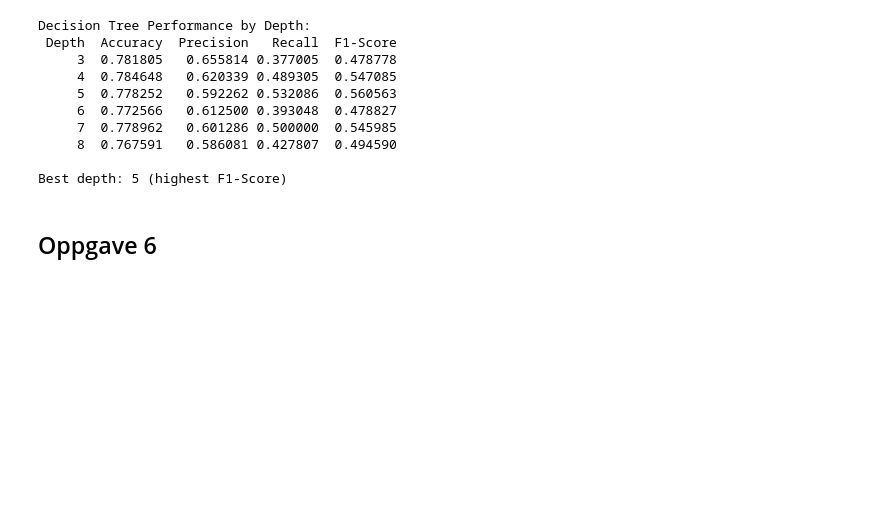
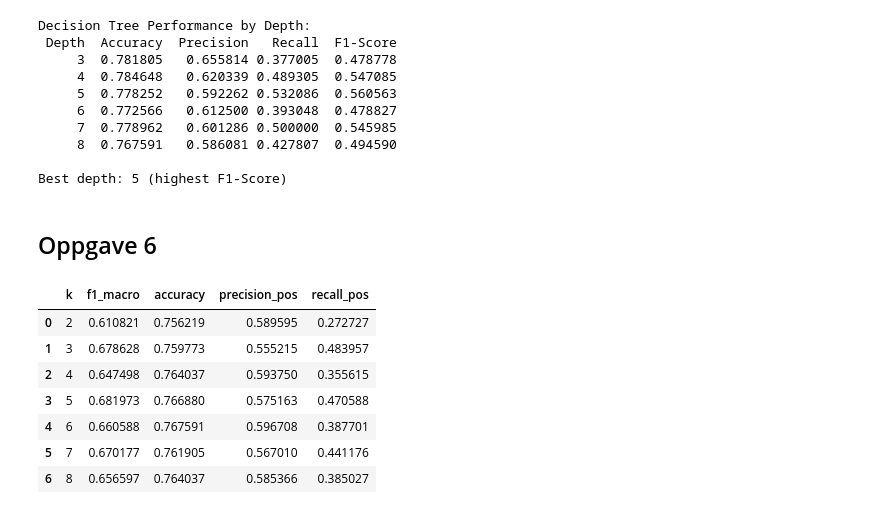
Before and after one commit to IngridAmaliee/BigDataMiniProsjekt, a Jupyter notebook: src/main.ipynb, the cells around one changed output. Drawn from its saved outputs; the diff is of its cells as text; code cells hidden in the pictures; blank space fills up the shorter version.

Commit message:
ferdigstilt oppgave 5 og 6

```diff
--- a/src/main.ipynb
+++ b/src/main.ipynb
@@ -326,10 +326,15 @@ X_train_c, X_test_c, y_train_c, y_test_c = train_test_split(X, y, test_size=0.2,
 depths = range(3, 9)
 results = []
 
+best_f1 = -1
+best_depth = None
+best_clf = None
+
 for depth in depths:
     clf = DecisionTreeClassifier(max_depth=depth, random_state=42)
     clf.fit(X_train_c, y_train_c)
     y_pred = clf.predict(X_test_c)
+    f1 = f1_score(y_test_c, y_pred)
 
     results.append({
         'Depth': depth,
@@ -339,6 +344,12 @@ for depth in depths:
         'F1-Score': f1_score(y_test_c, y_pred)
     })
 
+
+if f1 > best_f1:
+        best_f1 = f1
+        best_depth = depth
+        best_clf = clf
+
 # Display results
 results_df = pd.DataFrame(results)
 print("Decision Tree Performance by Depth:")
@@ -360,3 +371,81 @@ Decision Tree Performance by Depth:
 Best depth: 5 (highest F1-Score)
 # %% [markdown]
 ## Oppgave 6
+# %%
+# normaliserer dataene og beregner gjennomsnitt/standardavvik på dataene
+scaler = StandardScaler()
+Xc_train_scaled = scaler.fit_transform(X_train_c)
+Xc_test_scaled  = scaler.transform(X_test_c)
+
+# lager variabler som skal lagre K-verdien med best resultat
+best_k = None
+best_k_f1 = -1
+knn_results = []
+
+# looper gjennom k-verdiene 2 til 8
+for k in range(2, 9):
+    knn = KNeighborsClassifier(n_neighbors=k)
+    knn.fit(Xc_train_scaled, y_train_c)
+    yk_pred = knn.predict(Xc_test_scaled)
+
+    f1 = f1_score(y_test_c, yk_pred, average='macro', zero_division=0)
+    acc = accuracy_score(y_test_c, yk_pred)
+    prec = precision_score(y_test_c, yk_pred, zero_division=0)
+    rec = recall_score(y_test_c, yk_pred, zero_division=0)
+
+    knn_results.append({
+        'k': k,
+        'f1_macro': f1,
+        'accuracy': acc,
+        'precision_pos': prec,
+        'recall_pos': rec
+    })
+    if f1 > best_k_f1:
+        best_k_f1 = f1
+        best_k = k
+
+# skriver ut resultatene
+display(pd.DataFrame(knn_results))
+print(f"beste K basert på makro F1: {best_k} (F1={best_k_f1:.4f})")
+
+# finner beste verdi for K
+best_knn = KNeighborsClassifier(n_neighbors=best_k)
+best_knn.fit(Xc_train_scaled, y_train_c)
+y_knn_best = best_knn.predict(Xc_test_scaled)
+
+# sammenligning med beste decision tree fra oppgave 5
+# prøver å bruke best_clf hvis den finnes, ellers trener vi på nytt med best_depth
+try:
+    dt_pred = best_clt.predict(X_test_c)
+except NameError:
+    dt_fallback = DecisionTreeClassifier(max_depth=int(best_depth), random_state=42).fit(X_train_c, y_train_c)
+    dt_pred = dt_fallback.predict(X_test_c)
+
+knn_metrics_comp = {
+    'model': f'KNN_k_{best_k}',
+    'accuracy': accuracy_score(y_test_c, y_knn_best),
+    'f1_macro': f1_score(y_test_c, y_knn_best, average='macro', zero_division=0),
+    'precision_pos': precision_score(y_test_c, y_knn_best, zero_division=0),
+    'recall_pos': recall_score(y_test_c, y_knn_best, zero_division=0)
+}
+dt_metrics_comp = {
+    'model': f'DecisionTree_depth_{best_depth}',
+    'accuracy': accuracy_score(y_test_c, dt_pred),
+    'f1_macro': f1_score(y_test_c, dt_pred, average='macro', zero_division=0),
+    'precision_pos': precision_score(y_test_c, dt_pred, zero_division=0),
+    'recall_pos': recall_score(y_test_c, dt_pred, zero_division=0)
+}
+
+# skriver ut tabell som har sammenligning av modellene
+print()
+print('sammenligning av modeller')
+display(pd.DataFrame([dt_metrics_comp, knn_metrics_comp]))
+# %% [output]
+|  | k | f1_macro | accuracy | precision_pos | recall_pos |
+| 0 | 2 | 0.610821 | 0.756219 | 0.589595 | 0.272727 |
+| 1 | 3 | 0.678628 | 0.759773 | 0.555215 | 0.483957 |
+| 2 | 4 | 0.647498 | 0.764037 | 0.593750 | 0.355615 |
+| 3 | 5 | 0.681973 | 0.766880 | 0.575163 | 0.470588 |
+| 4 | 6 | 0.660588 | 0.767591 | 0.596708 | 0.387701 |
+| 5 | 7 | 0.670177 | 0.761905 | 0.567010 | 0.441176 |
+| 6 | 8 | 0.656597 | 0.764037 | 0.585366 | 0.385027 |
```
Also changed, not shown: parts of 2 cells of this notebook.
